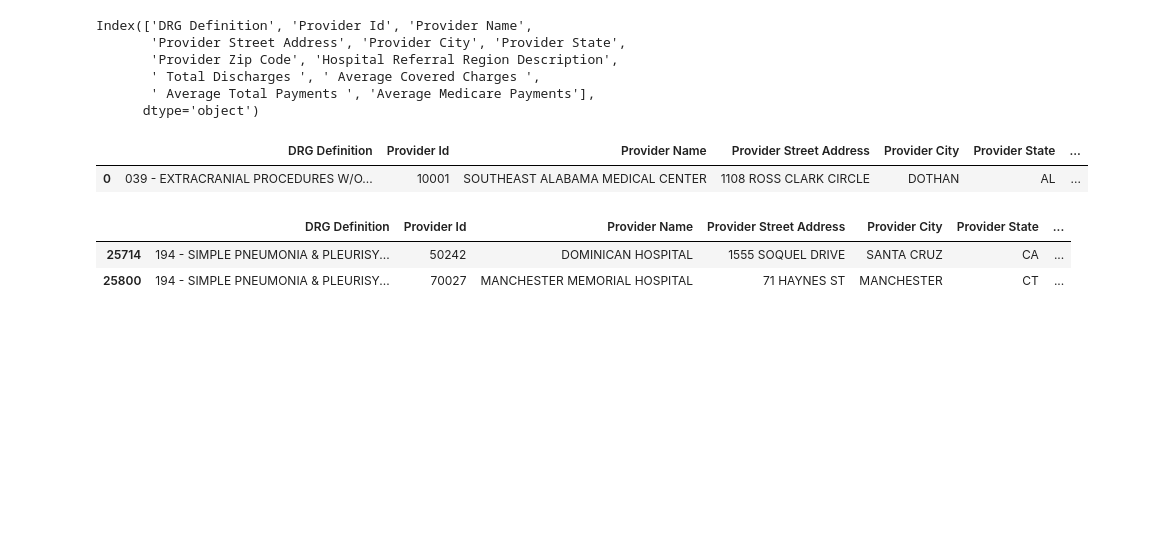
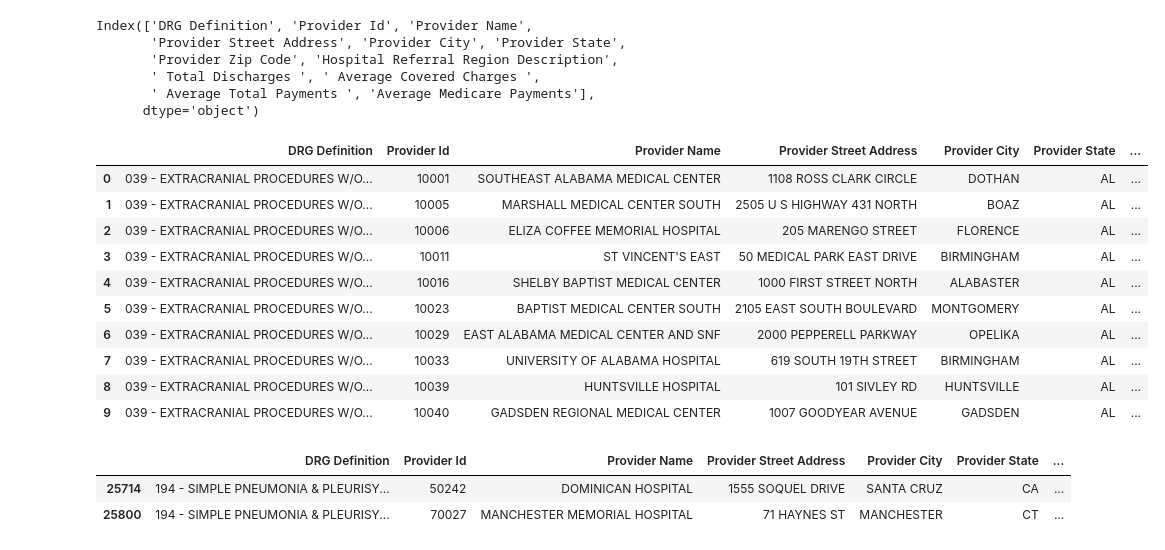
Before and after one commit to apopopopo/awesome_project, a Jupyter notebook: harry_for_group.ipynb, the cells around one changed output. Saved outputs shown, nothing was run; the diff lists cells and outputs as text; code cells hidden in the pictures; blank space fills up the shorter version.

```diff
--- a/harry_for_group.ipynb
+++ b/harry_for_group.ipynb
@@ -18,13 +18,22 @@ Index(['DRG Definition', 'Provider Id', 'Provider Name',
 # %%
 #Convert strings to numeric in dataframe and export cleaned csv
 df[' Average Covered Charges '] = pd.to_numeric(df[' Average Covered Charges '].apply(lambda x: x.strip('$')))
 df[' Average Total Payments '] = pd.to_numeric(df[' Average Total Payments '].apply(lambda x: x.strip('$')))
 df['Average Medicare Payments'] = pd.to_numeric(df['Average Medicare Payments'].apply(lambda x: x.strip('$')))
 #df.to_csv("hospital_charges_numeric.csv")
-df.head(1)
+df.head(10)
 # %% [output]
 |  | DRG Definition | Provider Id | Provider Name | Provider Street Address | Provider City | Provider State | ... |
 | 0 | 039 - EXTRACRANIAL PROCEDURES W/O... | 10001 | SOUTHEAST ALABAMA MEDICAL CENTER | 1108 ROSS CLARK CIRCLE | DOTHAN | AL | ... |
+| 1 | 039 - EXTRACRANIAL PROCEDURES W/O... | 10005 | MARSHALL MEDICAL CENTER SOUTH | 2505 U S HIGHWAY 431 NORTH | BOAZ | AL | ... |
+| 2 | 039 - EXTRACRANIAL PROCEDURES W/O... | 10006 | ELIZA COFFEE MEMORIAL HOSPITAL | 205 MARENGO STREET | FLORENCE | AL | ... |
+| 3 | 039 - EXTRACRANIAL PROCEDURES W/O... | 10011 | ST VINCENT'S EAST | 50 MEDICAL PARK EAST DRIVE | BIRMINGHAM | AL | ... |
+| 4 | 039 - EXTRACRANIAL PROCEDURES W/O... | 10016 | SHELBY BAPTIST MEDICAL CENTER | 1000 FIRST STREET NORTH | ALABASTER | AL | ... |
+| 5 | 039 - EXTRACRANIAL PROCEDURES W/O... | 10023 | BAPTIST MEDICAL CENTER SOUTH | 2105 EAST SOUTH BOULEVARD | MONTGOMERY | AL | ... |
+| 6 | 039 - EXTRACRANIAL PROCEDURES W/O... | 10029 | EAST ALABAMA MEDICAL CENTER AND SNF | 2000 PEPPERELL PARKWAY | OPELIKA | AL | ... |
+| 7 | 039 - EXTRACRANIAL PROCEDURES W/O... | 10033 | UNIVERSITY OF ALABAMA HOSPITAL | 619 SOUTH 19TH STREET | BIRMINGHAM | AL | ... |
+| 8 | 039 - EXTRACRANIAL PROCEDURES W/O... | 10039 | HUNTSVILLE HOSPITAL | 101 SIVLEY RD | HUNTSVILLE | AL | ... |
+| 9 | 039 - EXTRACRANIAL PROCEDURES W/O... | 10040 | GADSDEN REGIONAL MEDICAL CENTER | 1007 GOODYEAR AVENUE | GADSDEN | AL | ... |
 # %%
 #Filter for top 5 services
 top_5 = df.loc[(df['DRG Definition'] == "194 - SIMPLE PNEUMONIA & PLEURISY W CC") |
```
Also changed, not shown: parts of 8 cells of this notebook, 9 other files.
